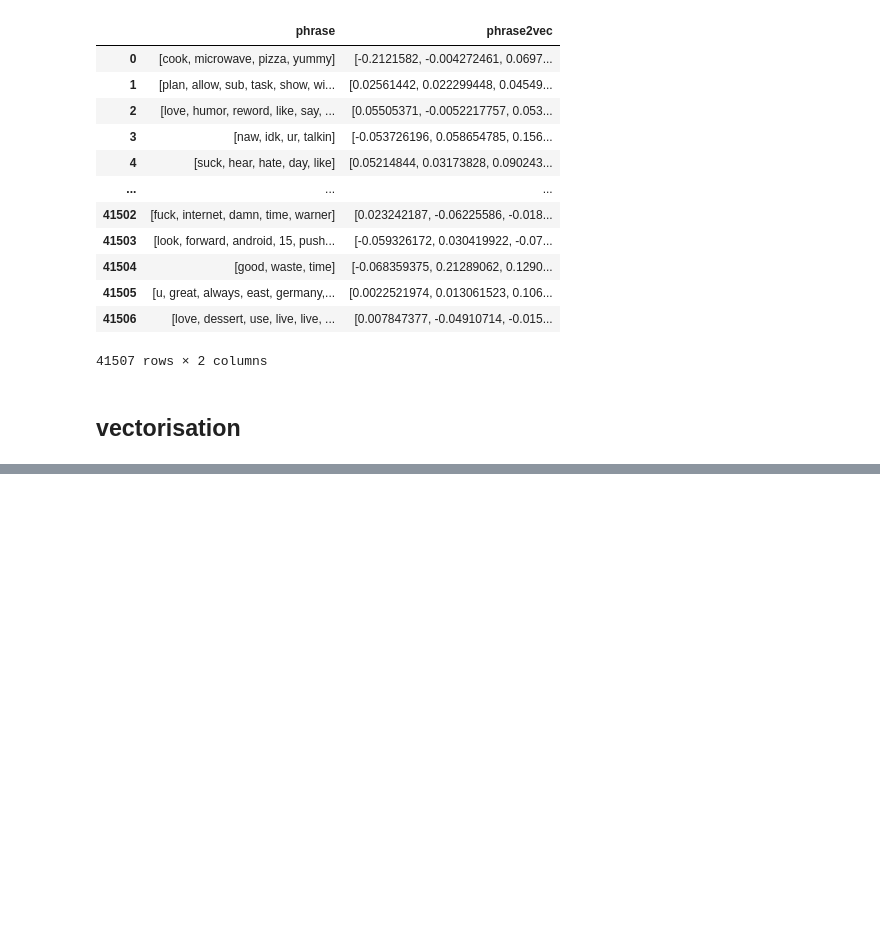
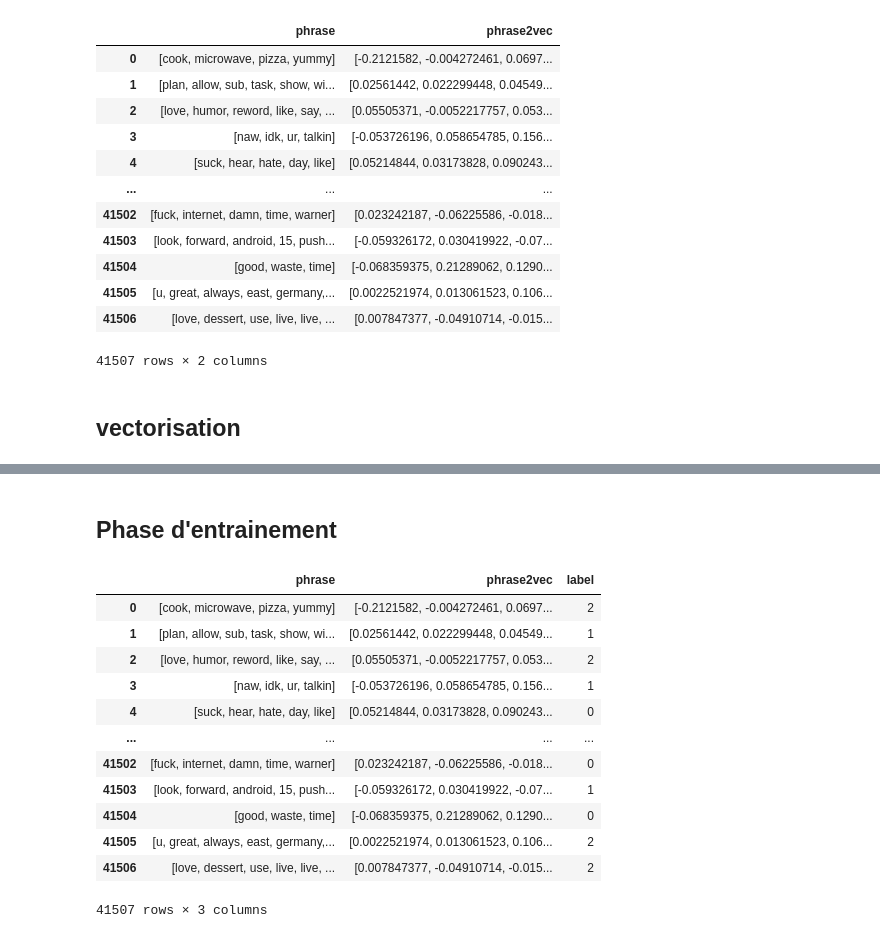
Before and after one commit to mohourzik/sentiment_analysis-project, a Jupyter notebook: notebook.ipynb, the cells around one changed output, grey strips where cells are left out. Drawn from its saved outputs; the diff is of its cells as text; code cells hidden in the pictures; blank space fills up the shorter version.

Commit message:
split the data and add Dataloader class

```diff
--- a/notebook.ipynb
+++ b/notebook.ipynb
@@ -242,0 +264,21 @@ for tags in corpus['pos']:
+# %% [markdown]
+## Phase d'entrainement
+# %%
+df3['label'] = corpus['label']
+data = df3
+# %%
+data
+# %% [output]
+|  | phrase | phrase2vec | label |
+| 0 | [cook, microwave, pizza, yummy] | [-0.2121582, -0.004272461, 0.0697... | 2 |
+| 1 | [plan, allow, sub, task, show, wi... | [0.02561442, 0.022299448, 0.04549... | 1 |
+| 2 | [love, humor, reword, like, say, ... | [0.05505371, -0.0052217757, 0.053... | 2 |
+| 3 | [naw, idk, ur, talkin] | [-0.053726196, 0.058654785, 0.156... | 1 |
+| 4 | [suck, hear, hate, day, like] | [0.05214844, 0.03173828, 0.090243... | 0 |
+| ... | ... | ... | ... |
+| 41502 | [fuck, internet, damn, time, warner] | [0.023242187, -0.06225586, -0.018... | 0 |
+| 41503 | [look, forward, android, 15, push... | [-0.059326172, 0.030419922, -0.07... | 1 |
+| 41504 | [good, waste, time] | [-0.068359375, 0.21289062, 0.1290... | 0 |
+| 41505 | [u, great, always, east, germany,... | [0.0022521974, 0.013061523, 0.106... | 2 |
+| 41506 | [love, dessert, use, live, live, ... | [0.007847377, -0.04910714, -0.015... | 2 |
+41507 rows × 3 columns
```
Also changed, not shown: parts of 6 cells of this notebook.
